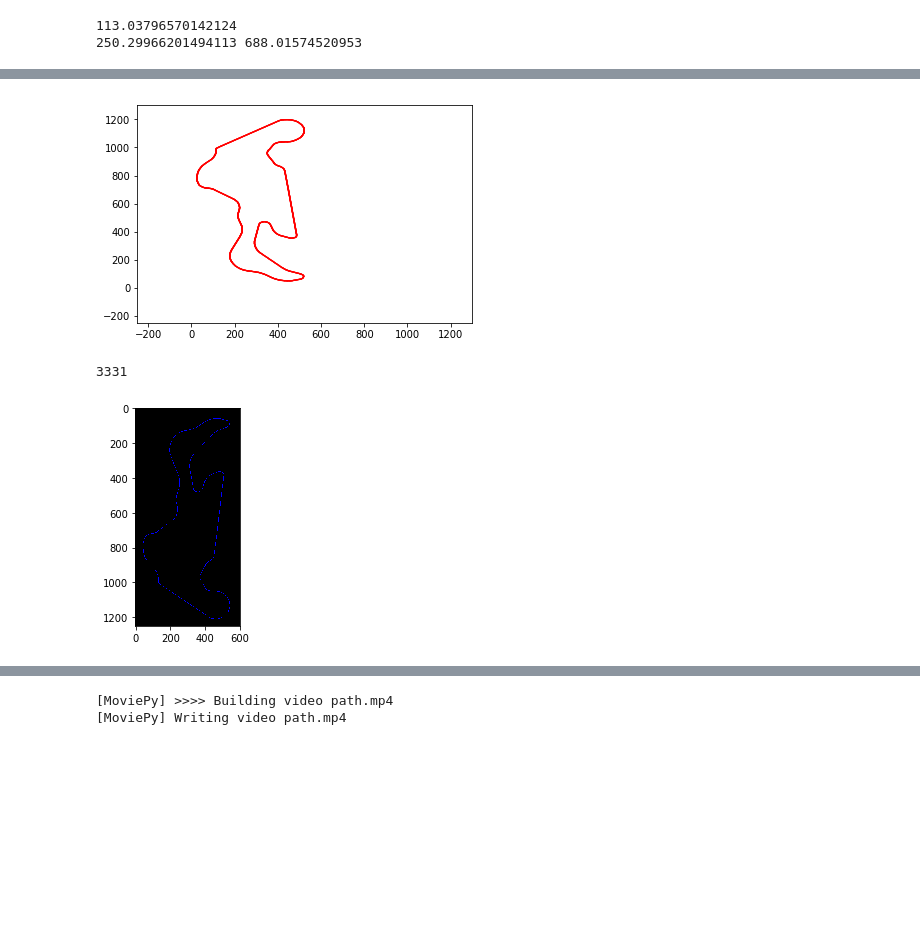
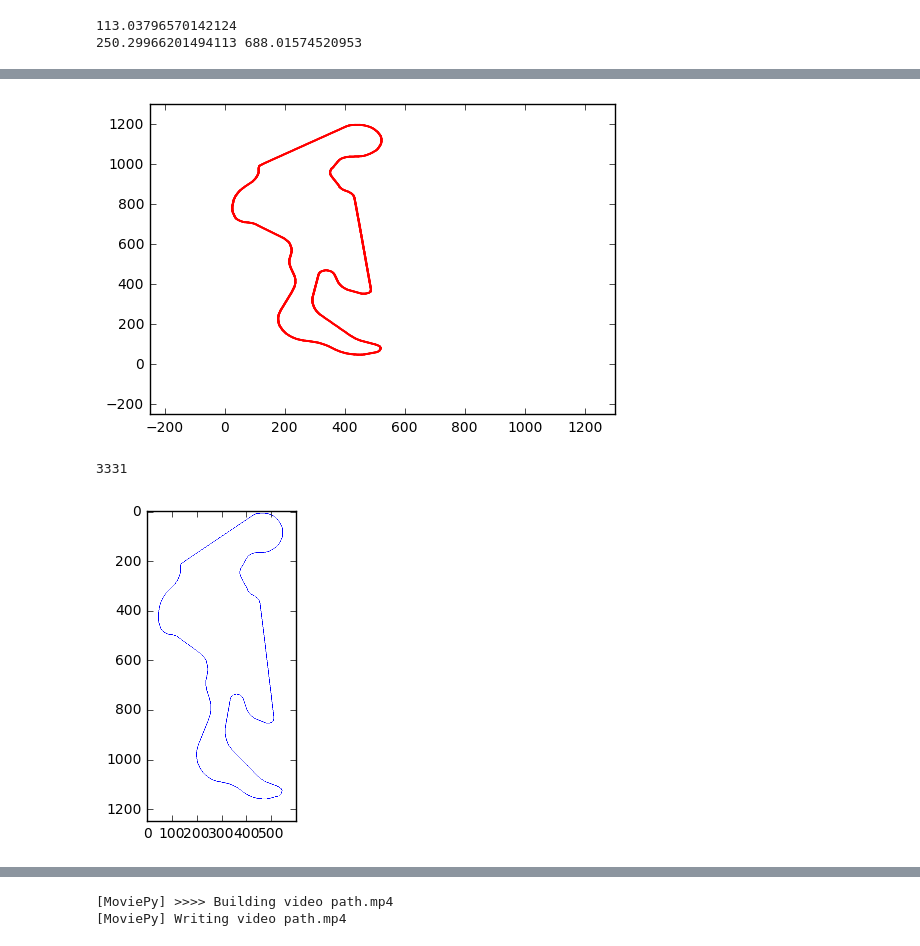
Before and after one commit to teamsoulless/thunderhill, a Jupyter notebook: path_planning/GPSTrack.ipynb, the cells around one changed output, grey strips where cells are left out. Drawn from its saved outputs; the diff is of its cells as text; code cells hidden in the pictures; blank space fills up the shorter version.

Commit message:
Bug fixes and enhancements
Reflected the map about the y axis so that the point travels CCW on the
track. Made the tracking circle thicker and background white for visual
clarity.

```diff
--- a/path_planning/GPSTrack.ipynb
+++ b/path_planning/GPSTrack.ipynb
@@ -257,6 +257,7 @@ from matplotlib.path import Path
 import matplotlib.patches as patches
 from matplotlib.lines import Line2D
 %matplotlib inline
+import numpy as np
 
 path = Path(verts, codes)
 fig = plt.figure()
@@ -265,6 +266,7 @@ prev = verts[0]
 #patch = patches.PathPatch(path, facecolor='white')
 #ax.add_patch(patch)
 path_plan = []
+
 for v in verts[2:]:
     #ax.add_line(Line2D([prev[0], v[0]], [prev[1], v[1]], linewidth=1, color='black'))
     #prev = v
@@ -278,7 +280,10 @@ for v in verts[2:]:
         pass
     prev = v
 
+avg_y = np.mean(np.array(path_plan)[:,1])
+path_plan_new = []
 for p in path_plan:
+    path_plan_new.append([p[0],int(2*avg_y - p[1])])
     circle1 = plt.Circle((p[0]+200, p[1]), 1, color='r')
     ax.add_artist(circle1)
 
@@ -287,17 +292,21 @@ ax.set_xlim(-250,1300)
 ax.set_ylim(-250,1300)
 plt.show()
 # %% [output]
-[figure, old version]
+[figure, new version]
 # %%
+import cv2
 img = np.zeros((1250,600, 3), np.uint8)
+img[:,:,0] = 255*np.ones((1250,600))
+img[:,:,1] = 255*np.ones((1250,600))
+img[:,:,2] = 255*np.ones((1250,600))
 
-for p in path_plan:
+for p in path_plan_new:
     cv2.circle(img,(p[0]+220, p[1]+10), 1, (0,0,255))
 plt.imshow(img)
 len(path_plan)
 # %% [output]
 3331
-[figure, old version]
+[figure, new version]
 # %%
 pointsx = [
             [-122.3387906,39.5374557,0],
```
Also changed, not shown: parts of 5 cells of this notebook, 1 other file.
